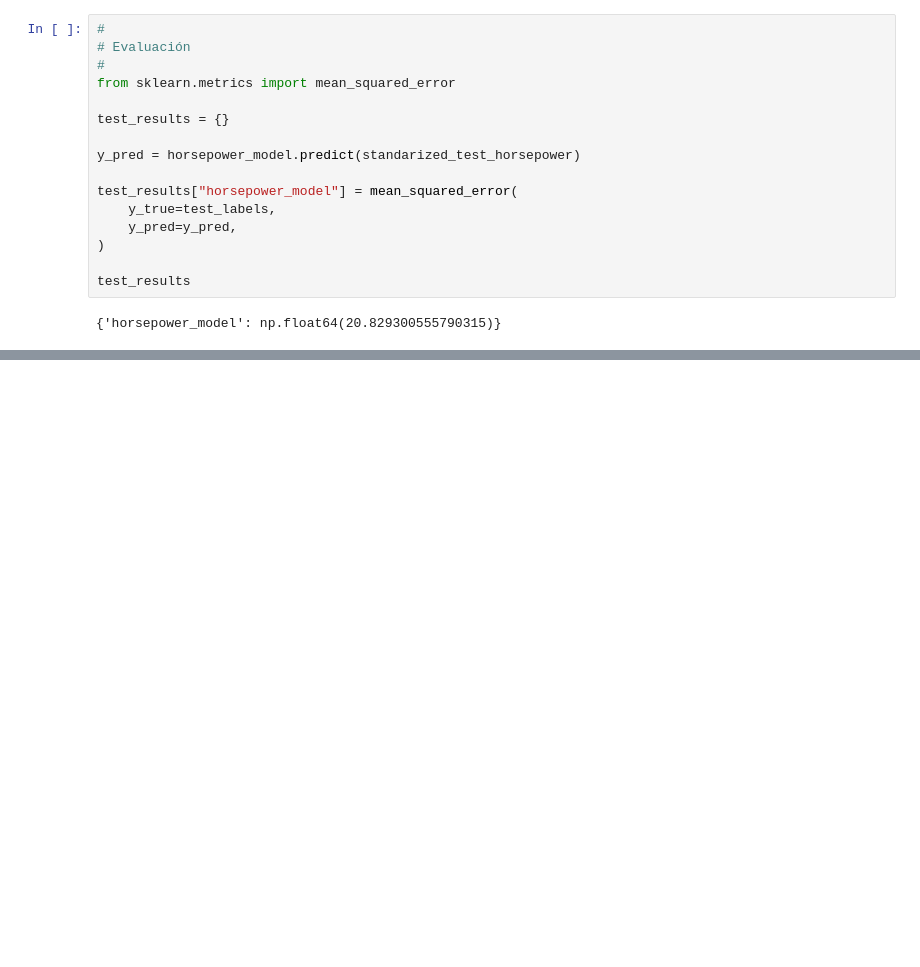
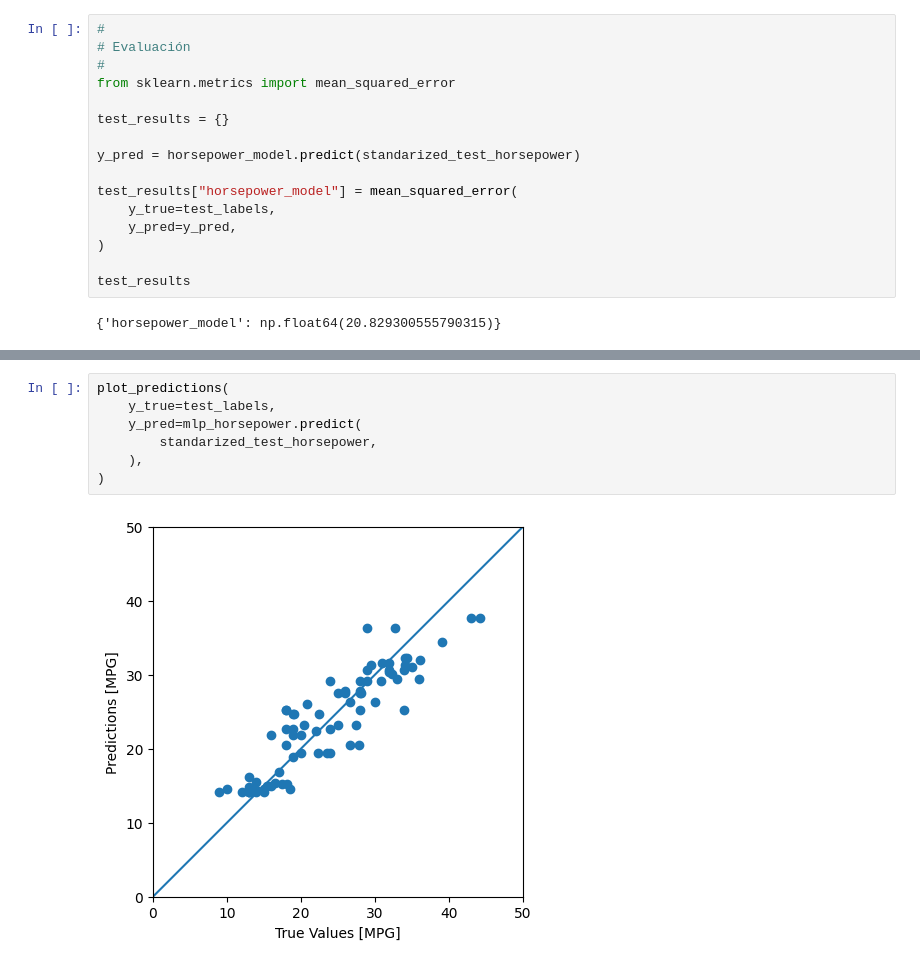
Before and after one commit to 2024-2-analitica-predictiva/2024-2-PRE-06-regresion-basica-Marias642, a Jupyter notebook: homework/notebook.ipynb, the cells around one changed output, grey strips where cells are left out. Saved outputs shown, nothing was run; the diff lists cells and outputs as text; blank space fills up the shorter version.

```diff
--- a/homework/notebook.ipynb
+++ b/homework/notebook.ipynb
@@ -273,0 +354,9 @@ test_results
+# %%
+plot_predictions(
+    y_true=test_labels,
+    y_pred=mlp_horsepower.predict(
+        standarized_test_horsepower,
+    ),
+)
+# %% [output]
+[figure, added]
```
Also changed, not shown: parts of 14 cells of this notebook, 3 other files.
